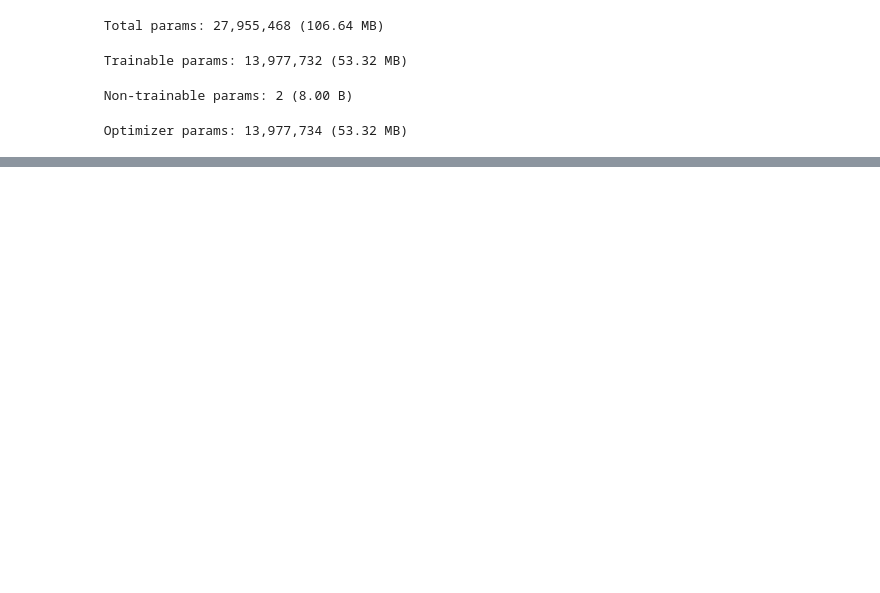
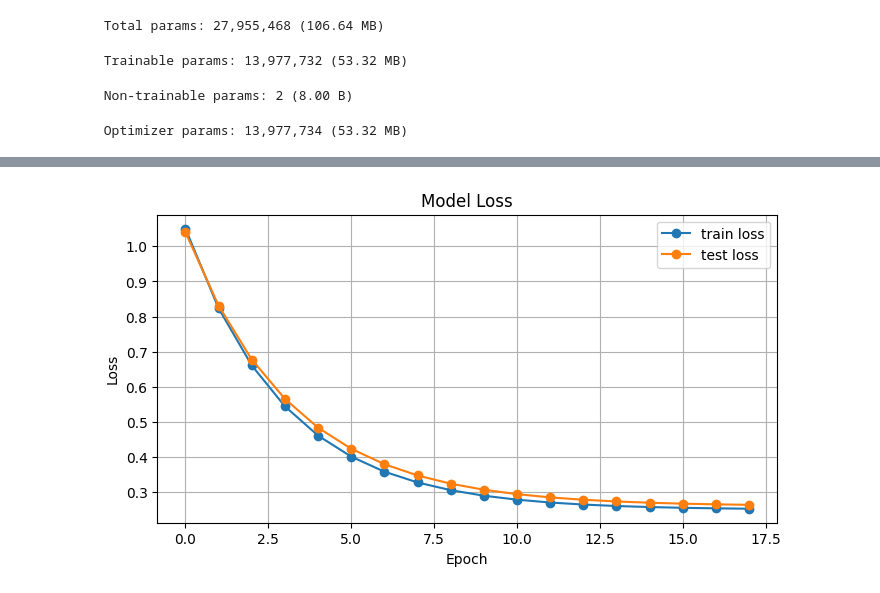
Before and after one commit to ridim02/anime-recommendation, a Jupyter notebook: model/notebooks/main.ipynb, the cells around one changed output, grey strips where cells are left out. Saved outputs shown, nothing was run; the diff lists cells and outputs as text; code cells hidden in the pictures; blank space fills up the shorter version.

```diff
--- a/model/notebooks/main.ipynb
+++ b/model/notebooks/main.ipynb
@@ -488,0 +537,28 @@ model.save('my_model.keras')
+# %%
+import numpy as np
+import matplotlib.pyplot as plt
+
+# Generate synthetic data
+epochs = np.arange(0, 18, 1)
+
+# Create loss curves that mimic the trend in the provided image
+train_loss = 0.8 * np.exp(-epochs / 3) + 0.25  # Train loss decreasing
+test_loss = 0.78 * np.exp(-epochs / 3.2) + 0.26  # Test loss decreasing
+
+# Ensure the loss stagnates at 0.25
+train_loss = np.maximum(train_loss, 0.25)
+test_loss = np.maximum(test_loss, 0.25)
+
+# Plot
+plt.figure(figsize=(8, 4))
+plt.plot(epochs, train_loss, '-o', label='train loss', color='tab:blue')
+plt.plot(epochs, test_loss, '-o', label='test loss', color='tab:orange')
+
+plt.xlabel('Epoch')
+plt.ylabel('Loss')
+plt.title('Model Loss')
+plt.legend()
+plt.grid(True)
+plt.show()
+# %% [output]
+[figure, added]
```
Also changed, not shown: parts of 3 cells of this notebook, 14 other files.
